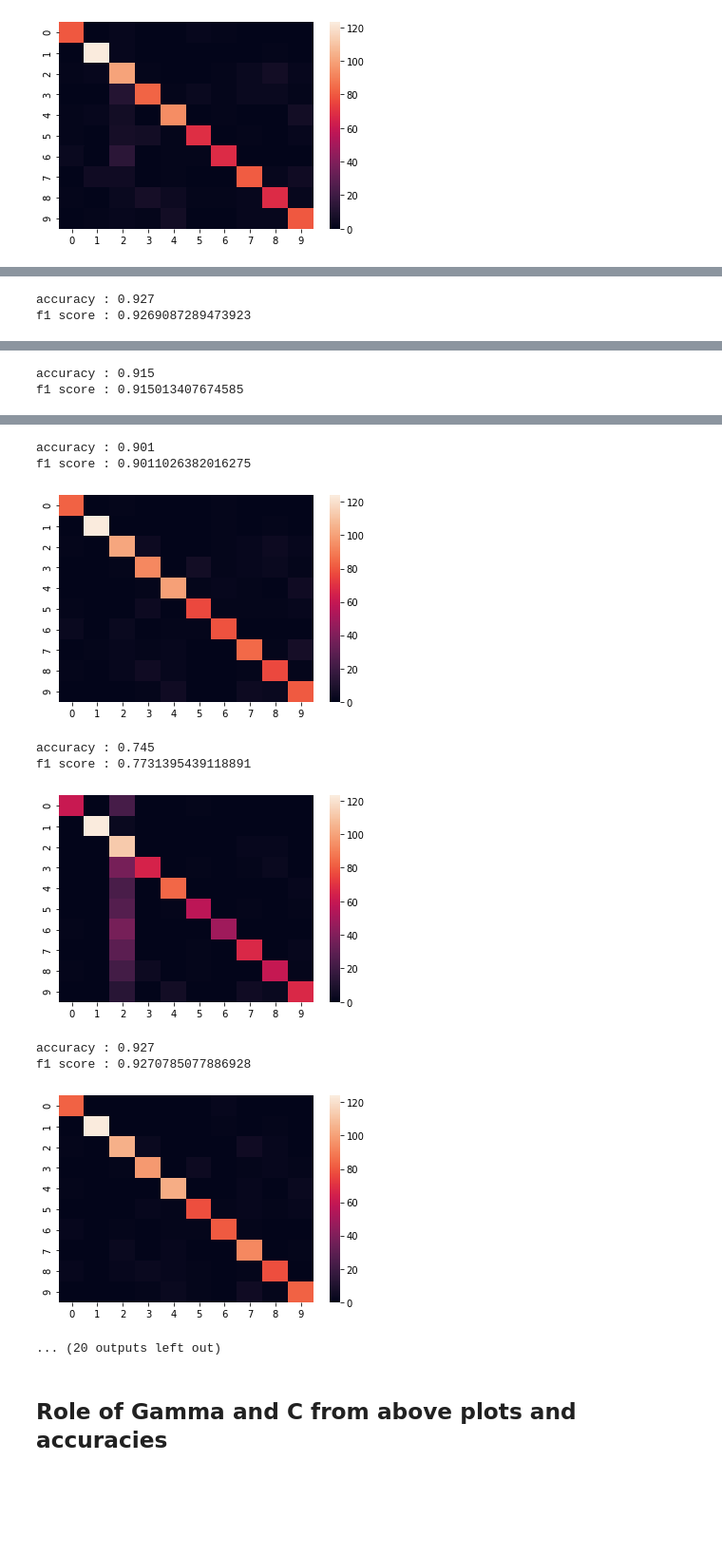
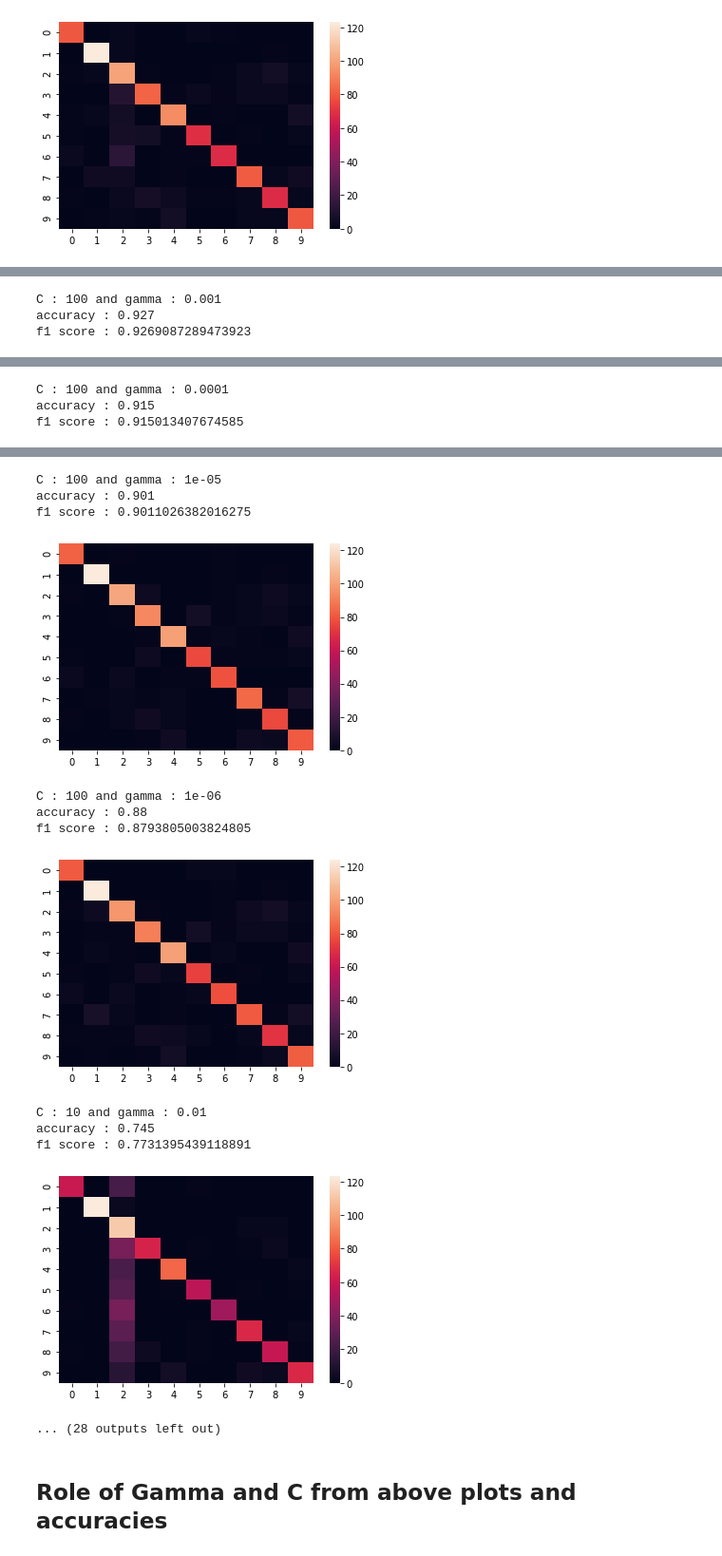
Before and after one commit to kanishk779/SMAI-2, a Jupyter notebook: question4.ipynb, the cells around one changed output, grey strips where cells are left out. Shown at 95% size. Cells and saved outputs as stored; diff of their text form; code cells hidden in the pictures; blank space fills up the shorter version.

```diff
--- a/question4.ipynb
+++ b/question4.ipynb
@@ -368,5 +379,7 @@ images, labels = mndata.load_training()
 l = len(labels)
 images_train = np.array(images)
 labels_train = np.array(labels)
+images_train = images_train[:5000]
+labels_train = labels_train[:5000]
 print(images_train.shape)
 # %% [output]
@@ -379,6 +390,8 @@ images, labels = mndata.load_testing()
 l = len(labels)
 images_test = np.array(images)
 labels_test = np.array(labels)
+images_test = images_test[:1000]
+labels_test = labels_test[:1000]
 print(images_test.shape)
 # %% [output]
 (1000, 784)
@@ -408,7 +417,7 @@ r2 score : 0.6810651085104611
 AxesSubplot(0.125,0.125;0.62x0.755)
 [figure]
 # %%
-gamma_val = [1e-2, 1e-3, 1e-4, 1e-5]
+gamma_val = [1e-2, 1e-3, 1e-4, 1e-5, 1e-6]
 c_val = [100, 10, 0.1, 0.01]
 for c in c_val:
     for g in gamma_val:
@@ -424,22 +434,27 @@ for c in c_val:
 accuracy : 0.745
 f1 score : 0.7731395439118891
 [figure]
+C : 100 and gamma : 0.001
 accuracy : 0.927
 f1 score : 0.9269087289473923
 [figure]
+C : 100 and gamma : 0.0001
 accuracy : 0.915
 f1 score : 0.915013407674585
 [figure]
+C : 100 and gamma : 1e-05
 accuracy : 0.901
 f1 score : 0.9011026382016275
 [figure]
-accuracy : 0.745
-f1 score : 0.7731395439118891
+C : 100 and gamma : 1e-06
+accuracy : 0.88
+f1 score : 0.8793805003824805
-[figure, old version]
+[figure, new version]
-accuracy : 0.927
-f1 score : 0.9270785077886928
+C : 10 and gamma : 0.01
+accuracy : 0.745
+f1 score : 0.7731395439118891
-[figure, old version]
+[figure, new version]
-... (20 outputs left out)
+... (28 outputs left out)
 # %% [markdown]
 ## Role of Gamma and C from above plots and accuracies
 # %% [markdown]
```
Also changed, not shown: parts of 9 cells of this notebook, 1 other file.
